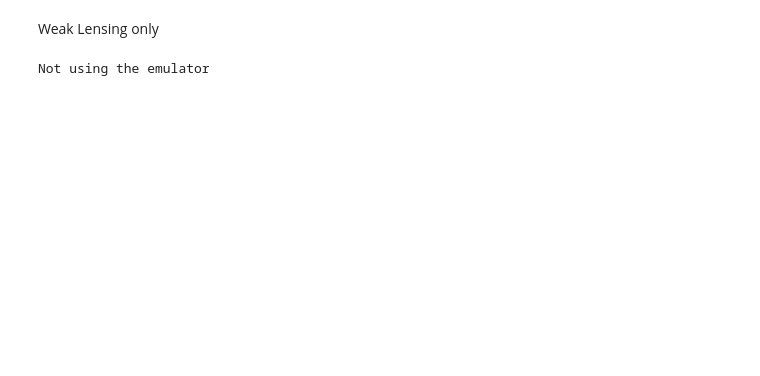
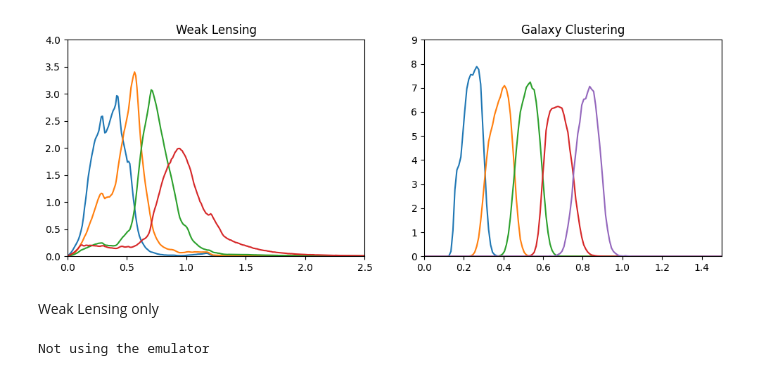
Before and after one commit to Harry45/DESEMU, a Jupyter notebook: notebooks/test-pyccl.ipynb, the cells around one changed output. Cells and saved outputs as stored; diff of their text form; code cells hidden in the pictures; blank space fills up the shorter version.

```diff
--- a/notebooks/test-pyccl.ipynb
+++ b/notebooks/test-pyccl.ipynb
@@ -145,6 +148,24 @@ saccfile = sacc.Sacc.load_fits("data/cls_DESY1.fits")
 jax_nz_wl = get_nz(saccfile, tracertype="wl")
 jax_nz_gc = get_nz(saccfile, tracertype="gc")
 parameters = get_test_param()
+# %%
+plt.figure(figsize = (12, 4))
+plt.subplot(121)
+plt.title('Weak Lensing')
+for i in range(4):
+    plt.plot(jax_nz_wl[i].params[0], jax_nz_wl[i].params[1])
+plt.ylim(0.0, 4.0)
+plt.xlim(0.0, 2.5)
+
+plt.subplot(122)
+plt.title('Galaxy Clustering')
+for i in range(5):
+    plt.plot(jax_nz_gc[i].params[0], jax_nz_gc[i].params[1])
+plt.ylim(0.0, 9.0)
+plt.xlim(0.0, 1.5)
+plt.show()
+# %% [output]
+[figure, added]
 # %% [markdown]
 Weak Lensing only
 # %%
```
Also changed, not shown: parts of 17 cells of this notebook, 2 other files.
